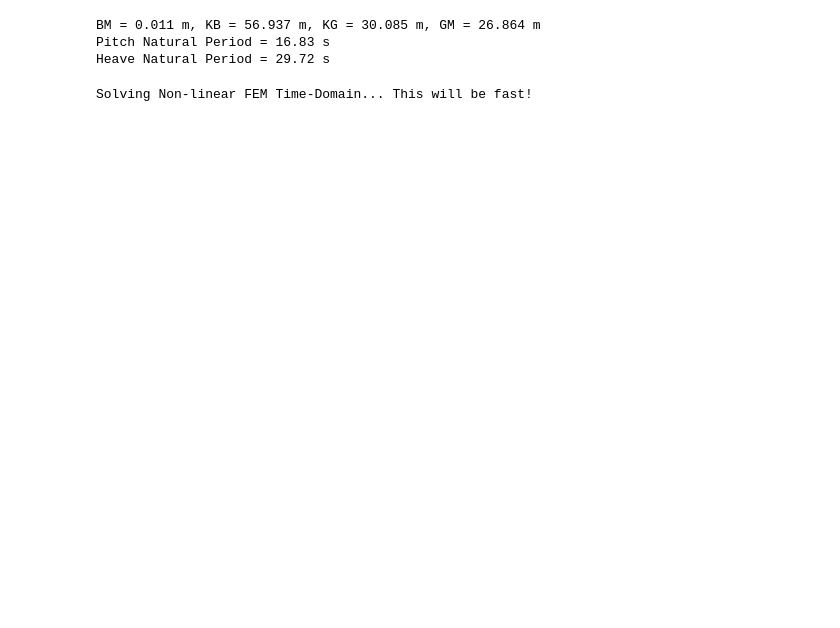
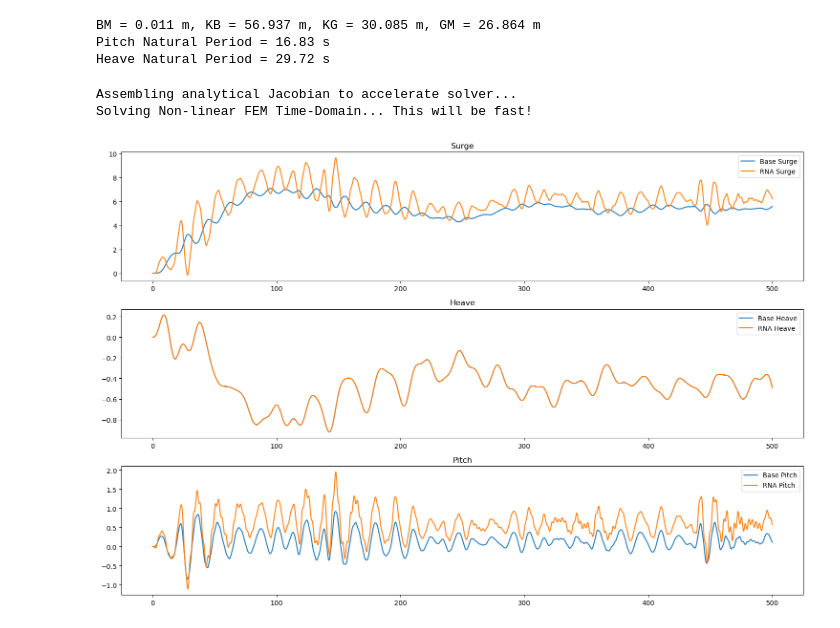
Before and after one commit to Coen10001/numerical-methods-Coen, a Jupyter notebook: CFD Formative assignments/hywind herschreven 2.ipynb, the cells around one changed output. Drawn from its saved outputs; the diff is of its cells as text; code cells hidden in the pictures; blank space fills up the shorter version.

```diff
--- a/CFD Formative assignments/hywind herschreven 2.ipynb
+++ b/CFD Formative assignments/hywind herschreven 2.ipynb
@@ -462,6 +476,7 @@ Fz, Fw, Fm = np.zeros(ndofs), np.zeros(ndofs), np.zeros(ndofs)
 idx = vdofs[0::3][0:len(zn_sub)]
 qwave = np.zeros(2*ndofs)
 
+# --- THE MISSING ODEFUN ---
 def odefun(t, q):
     qwave[idx] = uwave(t)
     urel = q[vdofs] - qwave[vdofs]
@@ -471,34 +486,54 @@ def odefun(t, q):
     Fw[-3] = np.interp(vrel, thrust_table['x'], thrust_table['y'])*1e3
 
     Fmxl, Fmzl, Fmxr, Fmzr = Fmoor(q[udofs][6])
     Fm[Fair_idx*3] = Fmxr + Fmxl
     Fm[Fair_idx*3+1] = Fmzl + Fmzr
     Fm[Fair_idx*3+2] = 5.2*Fmzl - 5.2*Fmzr
 
     # Accelerated calculation using M_inv
     force_vector = -Fz + Fw - np.dot(D, urel * np.abs(urel)) + L_cur - np.dot(K, q[udofs]) + Fm - np.dot(C, q[vdofs])
     ud = np.dot(M_inv, force_vector)
     return np.append(q[vdofs], ud)
 
+# --- PRE-COMPUTE THE EXACT LINEAR JACOBIAN MATRIX ---
+print("Assembling analytical Jacobian to accelerate solver...")
+I_mat = np.eye(ndofs)
+Z_mat = np.zeros((ndofs, ndofs))
+J_top = np.hstack((Z_mat, I_mat))
+# We use the structural matrices for the Jacobian, ignoring the small mooring non-linearities
+J_bot = np.hstack((-np.dot(M_inv, K), -np.dot(M_inv, C)))
+Jacobian_matrix = np.vstack((J_top, J_bot))
+
 print("Solving Non-linear FEM Time-Domain... This will be fast!")
-sol = scp.solve_ivp(fun=odefun, t_span=[tspan[0], tspan[-1]], y0=q0, method='Radau', max_step=0.1)
+sol = scp.solve_ivp(
+    fun=odefun,
+    t_span=[tspan[0], tspan[-1]],
+    y0=q0,
+    method='Radau',
+    max_step=0.1,
+    jac=Jacobian_matrix,  # <--- MAGIC KEY 1: Analytical Jacobian
+    rtol=1e-2,            # <--- MAGIC KEY 2: Relaxed relative tolerance (1%)
+    atol=1e-3             # <--- MAGIC KEY 3: Relaxed absolute tolerance (1mm)
+)
 
 # Plotting the main time history
 fig, axs = plt.subplots(3, 1, figsize=(15, 10))
 axs[0].plot(sol.t, sol.y[udofs[0]], label='Base Surge')
 axs[0].plot(sol.t, sol.y[udofs[-3]], label='RNA Surge')
 axs[0].legend(); axs[0].set_title('Surge')
 
 axs[1].plot(sol.t, sol.y[udofs[1]], label='Base Heave')
 axs[1].plot(sol.t, sol.y[udofs[-2]], label='RNA Heave')
 axs[1].legend(); axs[1].set_title('Heave')
 
 axs[2].plot(sol.t, np.rad2deg(sol.y[udofs[2]]), label='Base Pitch')
 axs[2].plot(sol.t, np.rad2deg(sol.y[udofs[-1]]), label='RNA Pitch')
 axs[2].legend(); axs[2].set_title('Pitch')
 plt.tight_layout(); plt.show()
 # %% [output]
+Assembling analytical Jacobian to accelerate solver...
 Solving Non-linear FEM Time-Domain... This will be fast!
+[figure, added]
 # %%
 # ==============================================================================
 # CELL 9: MODAL ANALYSIS (REDUCED ORDER MODEL)
```
Also changed, not shown: parts of 3 cells of this notebook.
